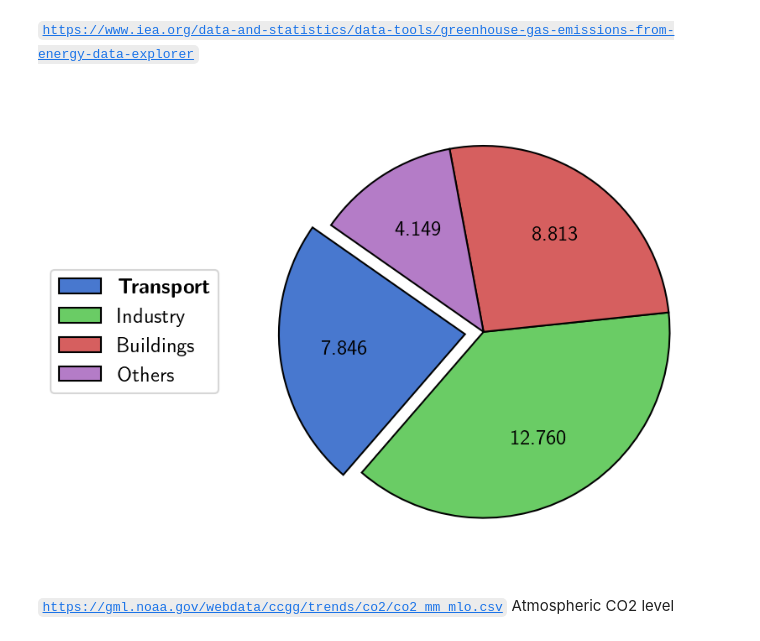
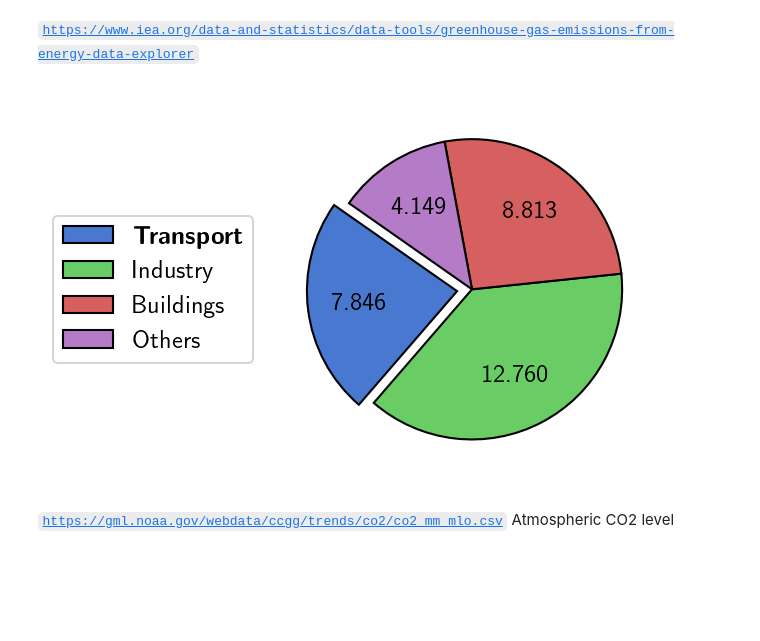
Before and after one commit to venturellimatteo/fasttomo, a Jupyter notebook: Thesis/Data/plots.ipynb, the cells around one changed output. Cells and saved outputs as stored; diff of their text form; code cells hidden in the pictures; blank space fills up the shorter version.

```diff
--- a/Thesis/Data/plots.ipynb
+++ b/Thesis/Data/plots.ipynb
@@ -42,23 +42,23 @@ def make_autopct(values):
         return '{v:.3f}'.format(p=pct,v=val)
     return my_autopct
 # %%
-fig, ax = plt.subplots(dpi=150) # add dpi=300 to save the image in high resolution
+fig, ax = plt.subplots(figsize=(3.25,3.25), dpi=150) # add dpi=300 to save the image in high resolution
 values = [7.846, 12.76, 8.813, 4.149]
 ax.pie(values,
        explode=[0.1, 0, 0, 0],
        wedgeprops={'edgecolor': 'black'},
        # labels = ['14.64', r'\textbf{7.631}', '6.340', '2.787', '2.168'],
        autopct=make_autopct(values),
        pctdistance=0.65,
        startangle=145,
        textprops={'fontsize':12})
 # ax.set_title('Global CO2 emissions from fuel combustion by sector with electricity and heat separated, World [$GtCO_2$]')
 _ = ax.legend(loc='center',
           labels=[r'$\textbf{Transport}$', 'Industry', 'Buildings', 'Others'],
-          bbox_to_anchor=(-0.5, 0, 0.5, 1),
+          bbox_to_anchor=(-0.6, 0, 0.5, 1),
           fontsize=12)
 # %% [output]
-[figure, old version]
+[figure, new version]
 # %% [markdown]
 <code>https://gml.noaa.gov/webdata/ccgg/trends/co2/co2_mm_mlo.csv</code> Atmospheric CO2 level
 # %%
```
Also changed, not shown: 30 other files.
